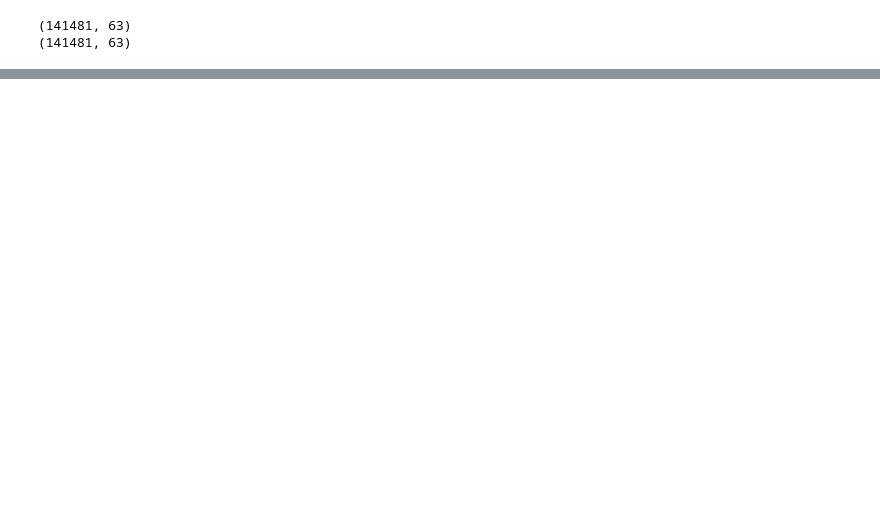
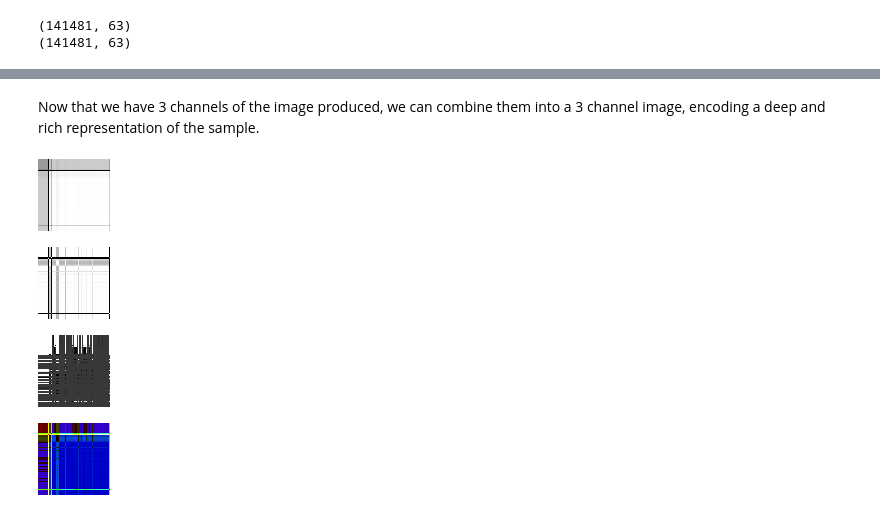
Before and after one commit to Karson-Fye/CMUDarknet, a Jupyter notebook: Data/Dataset_image_conversion_prototype.ipynb, the cells around one changed output, grey strips where cells are left out. Saved outputs shown, nothing was run; the diff lists cells and outputs as text; code cells hidden in the pictures; blank space fills up the shorter version.

```diff
--- a/Data/Dataset_image_conversion_prototype.ipynb
+++ b/Data/Dataset_image_conversion_prototype.ipynb
@@ -1988,0 +2056,11 @@ normalize_bilabel_dataset_between_0_1(dataset_1['Dataset'])
+# %% [markdown]
+Now that we have 3 channels of the image produced, we can combine them into a 3 channel image, encoding a deep and rich representation of the sample.
+# %%
+new_pic = np.array((m, n, o)).transpose(1,2,0)
+final_pic = Image.fromarray(np.uint8((new_pic)*255), 'RGB')
+display(pic1, pic2, pic3, final_pic)
+# %% [output]
+[figure, added]
+[figure, added]
+[figure, added]
+[figure, added]
```
Also changed, not shown: parts of 59 cells of this notebook.
